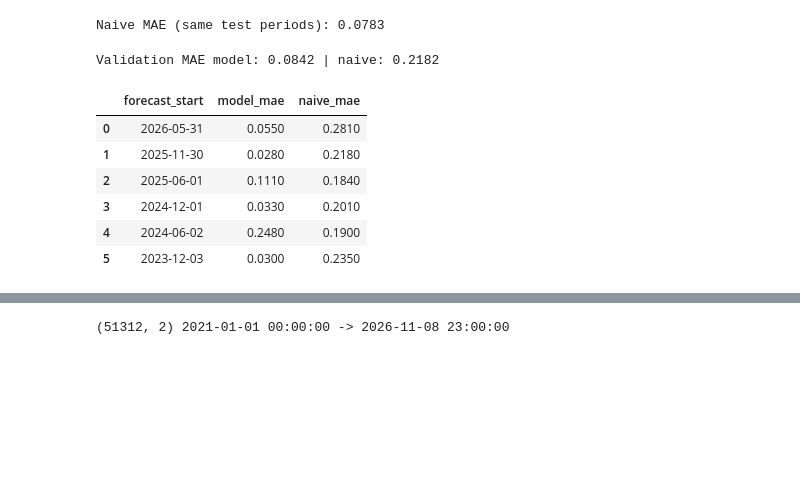
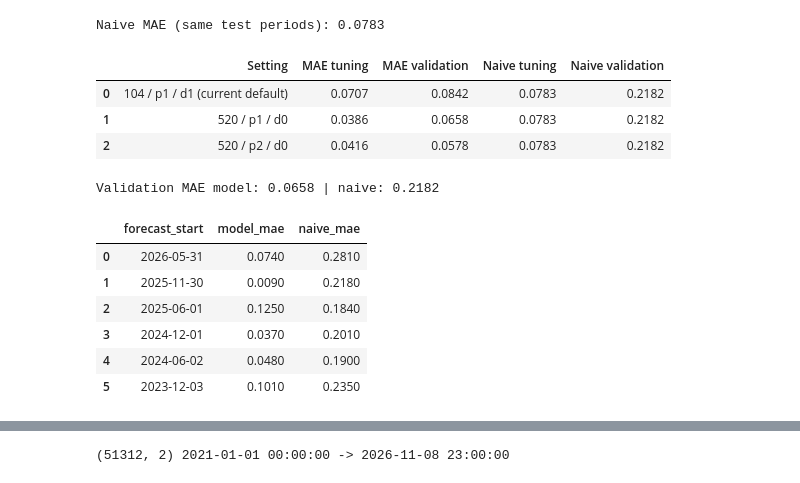
Before and after one commit to Kitteljl/IND320-app, a Jupyter notebook: notebooks/IND320_part4.ipynb, the cells around one changed output, grey strips where cells are left out. Drawn from its saved outputs; the diff is of its cells as text; code cells hidden in the pictures; blank space fills up the shorter version.

```diff
--- a/notebooks/IND320_part4.ipynb
+++ b/notebooks/IND320_part4.ipynb
@@ -363,34 +369,54 @@ Done in 1 s
 | 8 | 104 | 1 | 0 | 2 | 0.0100 | 0.0769 | 0.0783 |
 | 9 | 520 | 4 | 1 | 2 | 0.0100 | 0.0782 | 0.0783 |
 Naive MAE (same test periods): 0.0783
+# %%
+cands = {
+    "104 / p1 / d1 (current default)": dict(history_weeks=104, p=1, d=1, q=1, fourier_k=2, lr=0.01),
+    "520 / p1 / d0": dict(history_weeks=520, p=1, d=0, q=1, fourier_k=2, lr=0.01),
+    "520 / p2 / d0": dict(history_weeks=520, p=2, d=0, q=1, fourier_k=2, lr=0.01),
+}
+rows = []
+for name, kw in cands.items():
+    m_tun, n_tun = rolling_eval(y, horizon=12, n_origins=6, step=26, **kw)
+    m_val, n_val = rolling_eval(y.iloc[:-13], horizon=12, n_origins=6, step=26, **kw)
+    rows.append({"Setting": name, "MAE tuning": round(m_tun, 4), "MAE validation": round(m_val, 4),
+                 "Naive tuning": round(n_tun, 4), "Naive validation": round(n_val, 4)})
+pd.DataFrame(rows)
+# %% [output]
+|  | Setting | MAE tuning | MAE validation | Naive tuning | Naive validation |
+| 0 | 104 / p1 / d1 (current default) | 0.0707 | 0.0842 | 0.0783 | 0.2182 |
+| 1 | 520 / p1 / d0 | 0.0386 | 0.0658 | 0.0783 | 0.2182 |
+| 2 | 520 / p2 / d0 | 0.0416 | 0.0578 | 0.0783 | 0.2182 |
+# %%
+DEFAULT = dict(history_weeks=520, p=1, d=0, q=1, fourier_k=2, lr=0.01)
 # %%
 # Validate on different forecast start dates: drop the last 13 weeks so the 6 origins shift
-best = dict(history_weeks=104, p=1, d=1, q=1, fourier_k=2, lr=0.01)
-mae_v, naive_v = rolling_eval(y.iloc[:-13], horizon=12, n_origins=6, step=26, **best)
+
+mae_v, naive_v = rolling_eval(y.iloc[:-13], horizon=12, n_origins=6, step=26, **DEFAULT)
 print(f"Validation MAE model: {mae_v:.4f} | naive: {naive_v:.4f}")
 # %% [output]
-Validation MAE model: 0.0842 | naive: 0.2182
+Validation MAE model: 0.0658 | naive: 0.2182
 # %%
 # Per-origin errors on the validation periods
-best = dict(history_weeks=104, p=1, d=1, q=1, fourier_k=2, lr=0.01)
+
 yv = y.iloc[:-13]
 rows = []
 for k in range(6):
     cut = len(yv) - 12 - k * 26
     train, test = yv.iloc[:cut], yv.iloc[cut:cut + 12]
-    fc = forecast_filling(train, horizon=12, **best)
+    fc = forecast_filling(train, horizon=12, **DEFAULT)
     rows.append(dict(forecast_start=test.index[0].date(),
                      model_mae=round(float(np.mean(np.abs(fc.values - test.values))), 3),
                      naive_mae=round(float(np.mean(np.abs(train.iloc[-1] - test.values))), 3)))
 display(pd.DataFrame(rows))
 # %% [output]
 |  | forecast_start | model_mae | naive_mae |
-| 0 | 2026-05-31 | 0.0550 | 0.2810 |
-| 1 | 2025-11-30 | 0.0280 | 0.2180 |
-| 2 | 2025-06-01 | 0.1110 | 0.1840 |
-| 3 | 2024-12-01 | 0.0330 | 0.2010 |
-| 4 | 2024-06-02 | 0.2480 | 0.1900 |
-| 5 | 2023-12-03 | 0.0300 | 0.2350 |
+| 0 | 2026-05-31 | 0.0740 | 0.2810 |
+| 1 | 2025-11-30 | 0.0090 | 0.2180 |
+| 2 | 2025-06-01 | 0.1250 | 0.1840 |
+| 3 | 2024-12-01 | 0.0370 | 0.2010 |
+| 4 | 2024-06-02 | 0.0480 | 0.1900 |
+| 5 | 2023-12-03 | 0.1010 | 0.2350 |
 # %% [markdown]
 **Test method.** The model was tested with a rolling-origin evaluation on weekly filling data for price area 1
 (`EL`, area number 1). For each forecast start date, the model learned only from the history before that date,
```
Also changed, not shown: parts of 4 cells of this notebook.
